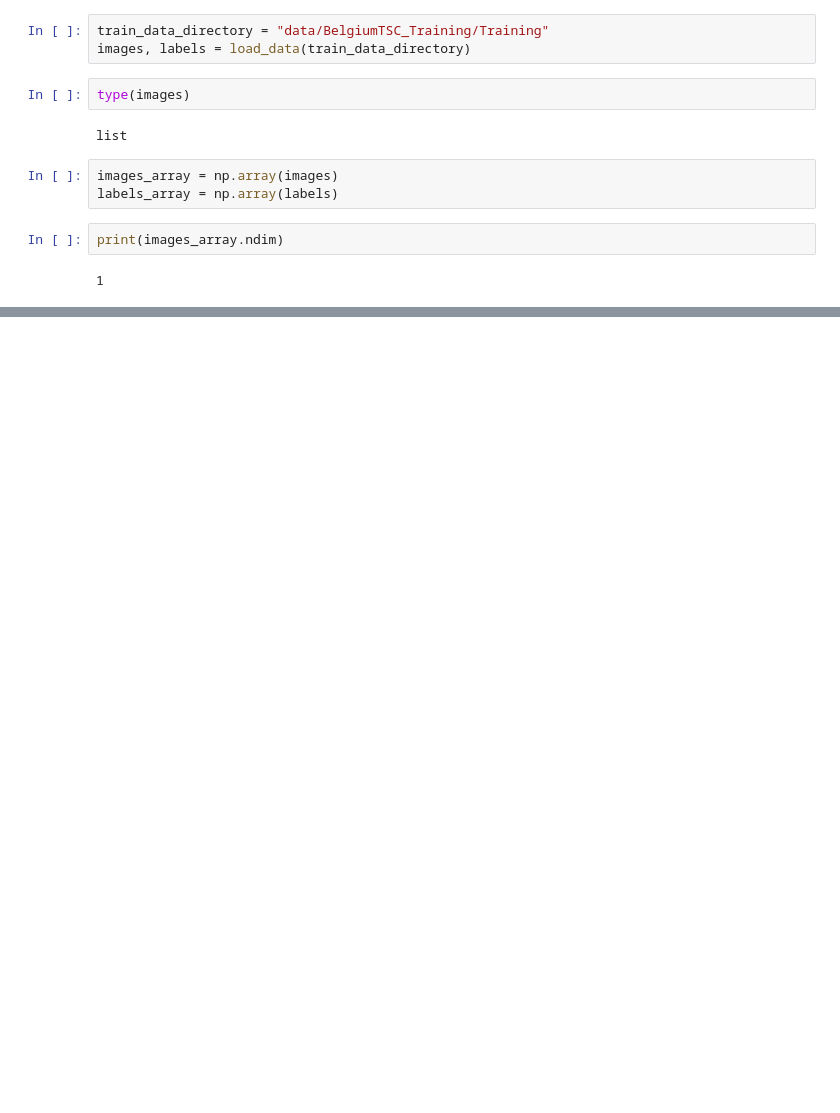
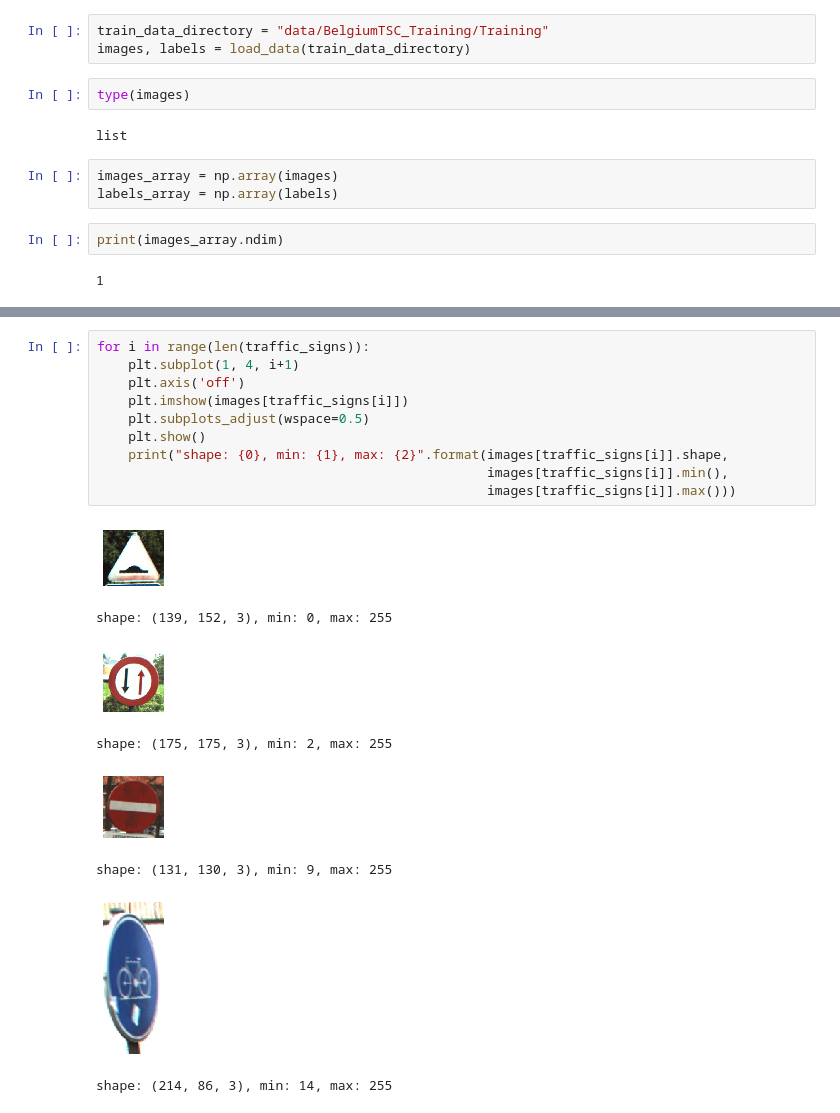
Before and after one commit to sidhant-guliani/TrafficSign_Analysis_CNN, a Jupyter notebook: traffic_signals.ipynb, the cells around one changed output, grey strips where cells are left out. Cells and saved outputs as stored; diff of their text form; blank space fills up the shorter version.

```diff
--- a/traffic_signals.ipynb
+++ b/traffic_signals.ipynb
@@ -48,0 +70,19 @@ print(images_array.ndim)
+# %%
+for i in range(len(traffic_signs)):
+    plt.subplot(1, 4, i+1)
+    plt.axis('off')
+    plt.imshow(images[traffic_signs[i]])
+    plt.subplots_adjust(wspace=0.5)
+    plt.show()
+    print("shape: {0}, min: {1}, max: {2}".format(images[traffic_signs[i]].shape,
+                                                  images[traffic_signs[i]].min(),
+                                                  images[traffic_signs[i]].max()))
+# %% [output]
+[figure, added]
+shape: (139, 152, 3), min: 0, max: 255
+[figure, added]
+shape: (175, 175, 3), min: 2, max: 255
+[figure, added]
+shape: (131, 130, 3), min: 9, max: 255
+[figure, added]
+shape: (214, 86, 3), min: 14, max: 255
```
Also changed, not shown: parts of 10 cells of this notebook.
